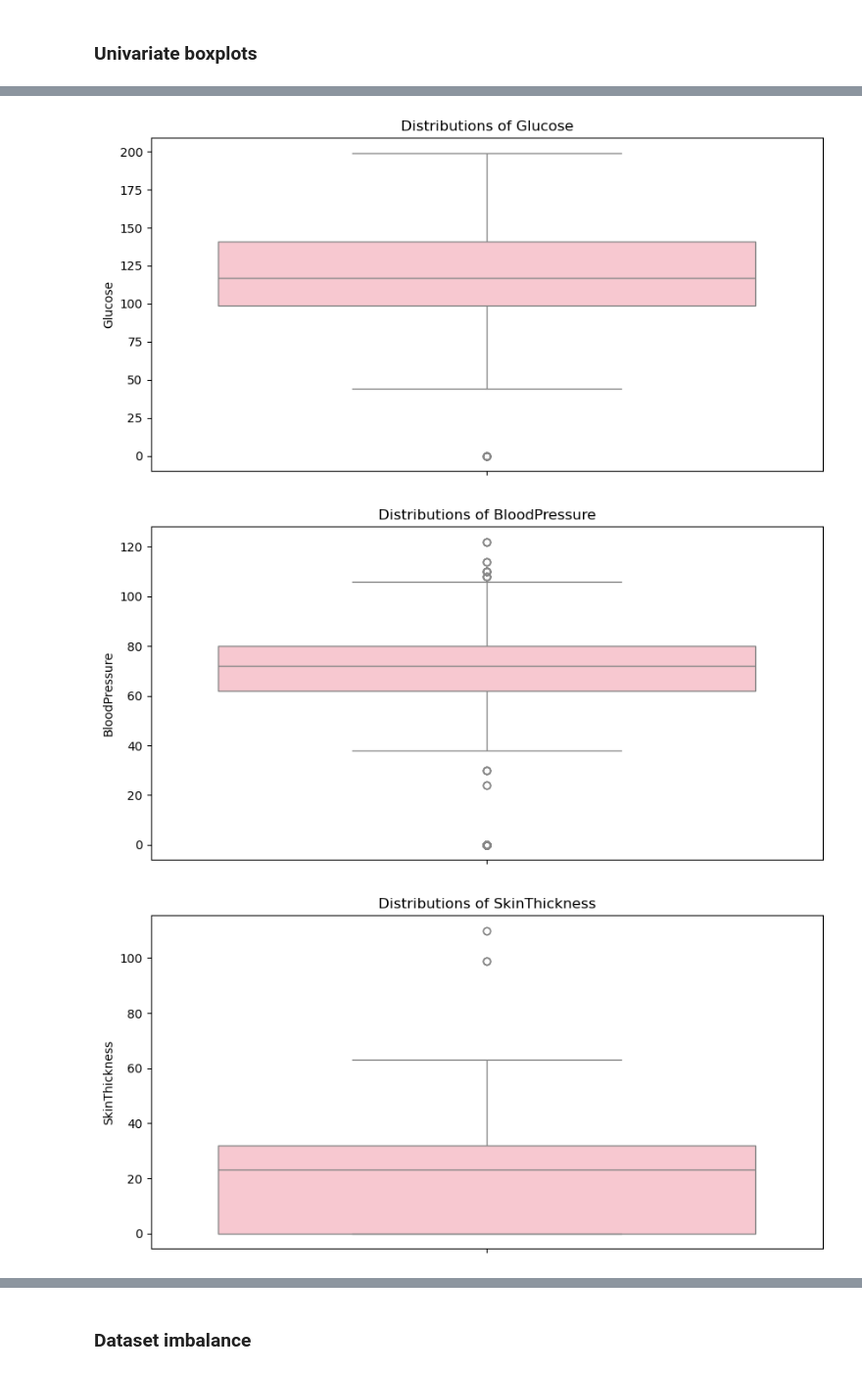
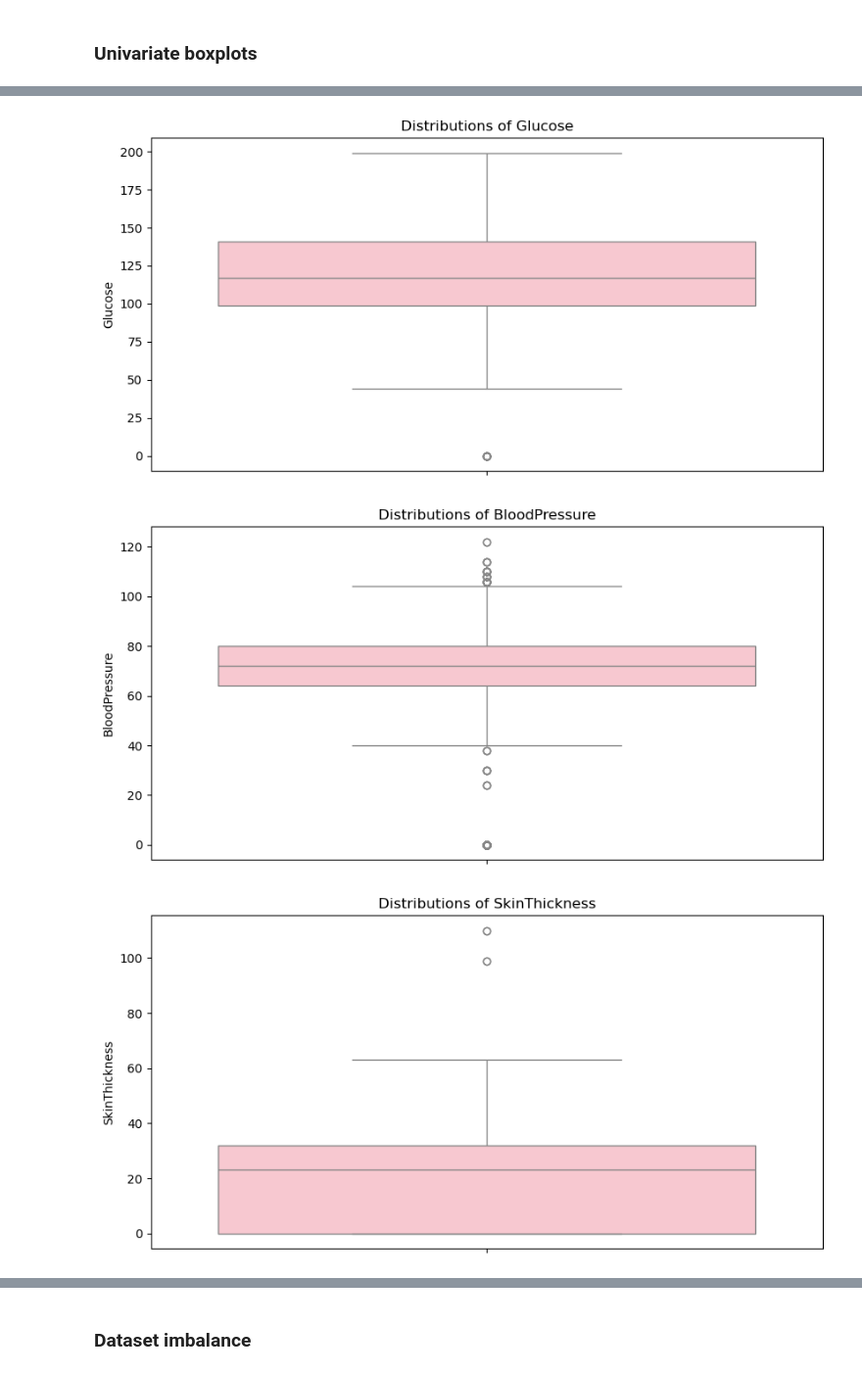
Before and after one commit to LewGoesB00M/CMP6202, a Jupyter notebook: Assignment/Code/CMP6202 Assignment 2.ipynb, the cells around one changed output, grey strips where cells are left out. Shown at 98% size. Drawn from its saved outputs; the diff is of its cells as text; code cells hidden in the pictures.

```diff
--- a/Assignment/Code/CMP6202 Assignment 2.ipynb
+++ b/Assignment/Code/CMP6202 Assignment 2.ipynb
@@ -199,14 +232,15 @@ missingno.matrix(fullTrainSet, color = (1, 0.5, 0.5)) # Missingno's matrix color
 # %%
+# X_train is used because there's no merit in viewing the distributions of Outcome by itself; it is 0 or 1.
 for col in X_train:
     plt.figure(figsize = (10, 5))
-    sns.boxplot(data = df, y = col, color = "pink")
+    sns.boxplot(data = X_train, y = col, color = "pink")
     # While "x = y" is somewhat illogical, it's important to know that "y" is the Outcome column.
     plt.title(f'Distributions of {col}')
     plt.show()
 # %% [output]
 [figure]
 [figure]
-[figure, old version]
+[figure, new version]
 [figure]
 [figure]
 [figure]
```
Also changed, not shown: parts of 47 cells of this notebook, 22 other files.
